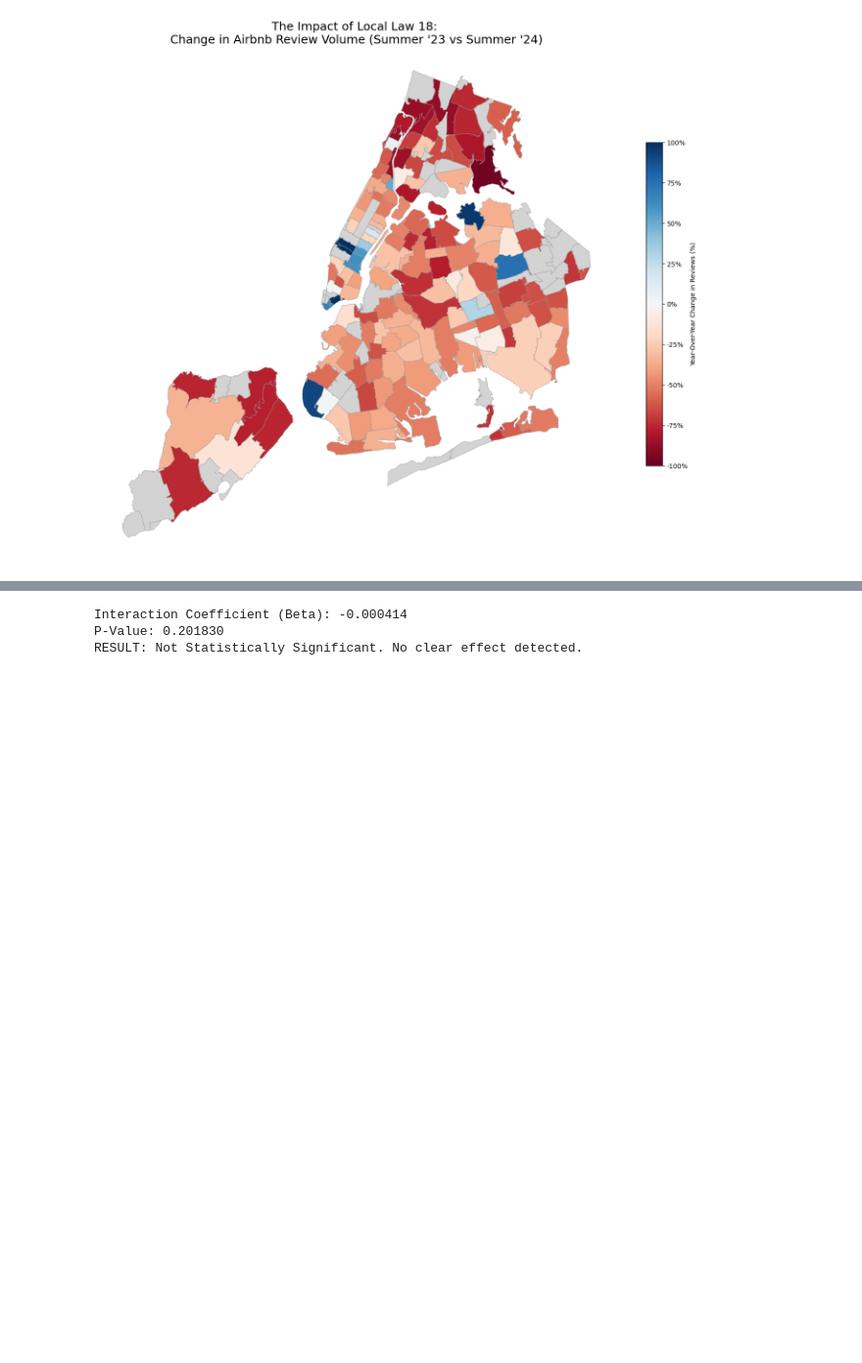
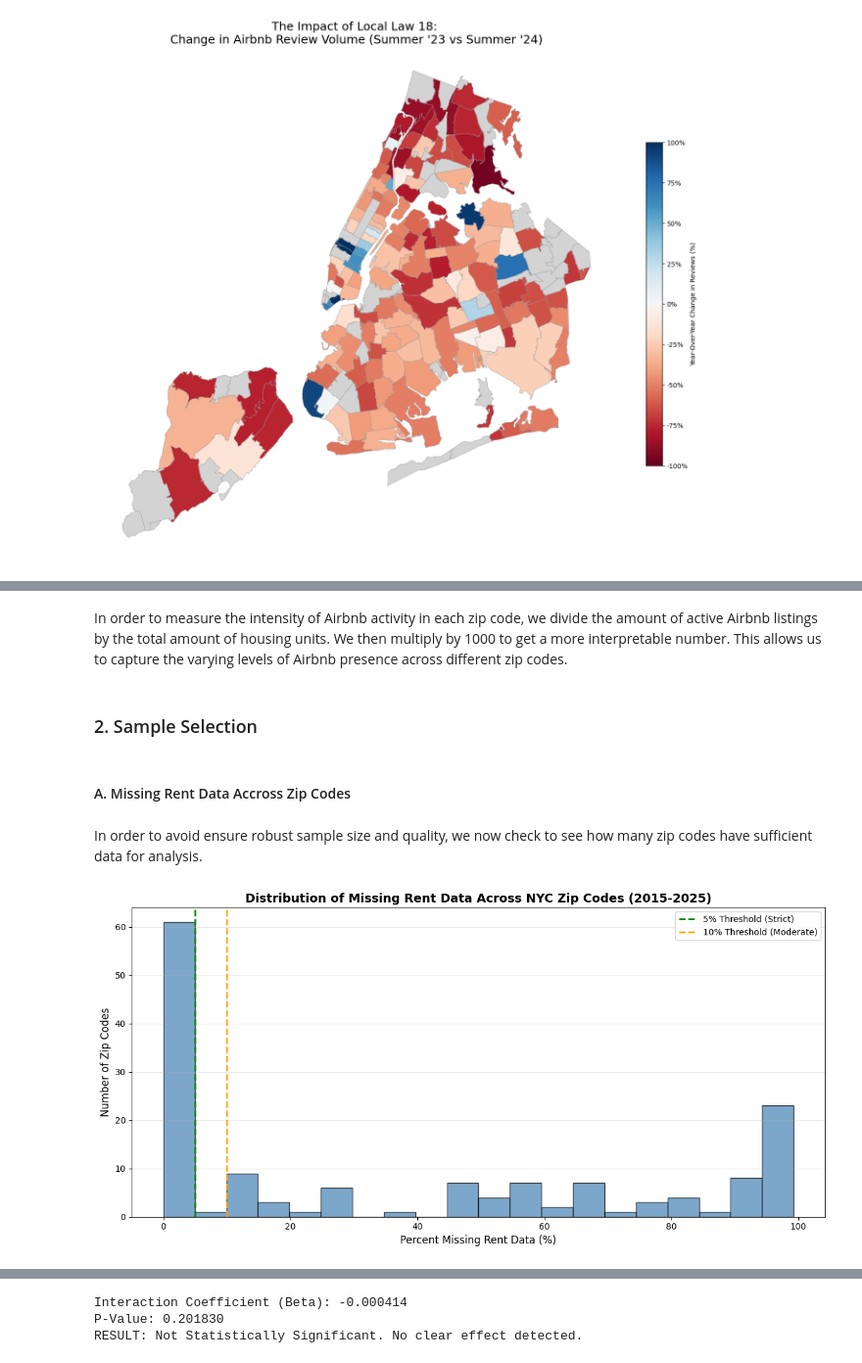
Before and after one commit to JScheble/NYC_AirBnb_Affects, a Jupyter notebook: airbnb_db_init.ipynb, the cells around one changed output, grey strips where cells are left out. Shown at 98% size. Cells and saved outputs as stored; diff of their text form; code cells hidden in the pictures; blank space fills up the shorter version.

```diff
--- a/airbnb_db_init.ipynb
+++ b/airbnb_db_init.ipynb
@@ -244,13 +263,3 @@ plt.tight_layout()
 plt.show()
 # %% [output]
 [figure]
-# %%
-#Identify active listings in the year leading up to December 2025
-if pd.api.types.is_period_dtype(nyc_airbnb_reviews['date']):
-    nyc_airbnb_reviews['date'] = nyc_airbnb_reviews['date'].dt.to_timestamp(how='end')
-
-max_date = nyc_airbnb_reviews['date'].max()
-cutoff_date = max_date - pd.DateOffset(years=1)
-
-active_reviews_2025 = nyc_airbnb_reviews[nyc_airbnb_reviews['date'] >= cutoff_date]
-active_listings_2025 = active_reviews_2025[['listing_id', 'zip']].drop_duplicates(subset='listing_id')
@@ -295,0 +363,4 @@ regression_df = regression_df.drop(columns=['StateName', 'State', 'RegionType',
+# %% [markdown]
+In order to measure the intensity of Airbnb activity in each zip code, we divide the amount of active Airbnb listings by the total amount of housing units. We then multiply by 1000 to get a more interpretable number. This allows us to capture the varying levels of Airbnb presence across different zip codes.
+# %% [markdown]
+### 2. Sample Selection
@@ -296,23 +380,46 @@ regression_df = regression_df.drop(columns=['StateName', 'State', 'RegionType',
+# %% [markdown]
+#### A. Missing Rent Data Accross Zip Codes
+# %% [markdown]
+In order to avoid ensure robust sample size and quality, we now check to see how many zip codes have sufficient data for analysis.
 # %%
-#Analyze missing rent price data by zip code and date
-missing_by_zip = regression_df.groupby('zip')['rent_price'].apply(lambda x: x.isnull().mean()).reset_index()
+# ============================================================
+# STEP 1: Analyze Missing Rent Data Across Zip Codes
+# ============================================================
+
+# Calculate percentage of missing rent data for each zip code
+missing_by_zip = regression_df.groupby('zip')['rent_price'].apply(
+    lambda x: (x.isnull().sum() / len(x)) * 100
+).reset_index()
 missing_by_zip.columns = ['zip', 'pct_missing']
-intensity_df = intensity_df.rename(columns={'label': 'zip'})
 
-missing_analysis = missing_by_zip.merge(
-    intensity_df[['zip', 'airbnb_intensity', 'housing_units']],
-    on='zip',
-    how='left'
-)
+# Create histogram
+fig, ax = plt.subplots(figsize=(12, 6))
 
-print("--- Zips with the Most Missing Data ---")
-print(missing_analysis.sort_values('airbnb_intensity', ascending=False).head(10))
+ax.hist(missing_by_zip['pct_missing'], bins=20, color='steelblue',
+        edgecolor='black', alpha=0.7)
 
-missing_by_date = regression_df.groupby('date')['rent_price'].apply(lambda x: x.isnull().mean()).reset_index()
-print("\n--- Missing Data by Year (Sample) ---")
-print(missing_by_date.tail(10))
+# Add threshold lines
+ax.axvline(x=5, color='green', linestyle='--', linewidth=2, label='5% Threshold (Strict)')
+ax.axvline(x=10, color='orange', linestyle='--', linewidth=2, label='10% Threshold (Moderate)')
 
-empty_zips = missing_analysis[missing_analysis['pct_missing'] == 1.0]
-print(f"\nTotal Completely Empty Zips: {len(empty_zips)}")
-print(f"Empty Zips List: {empty_zips['zip'].tolist()}")
+ax.set_xlabel('Percent Missing Rent Data (%)', fontsize=12)
+ax.set_ylabel('Number of Zip Codes', fontsize=12)
+ax.set_title('Distribution of Missing Rent Data Across NYC Zip Codes (2015-2025)',
+             fontsize=14, fontweight='bold')
+ax.legend()
+ax.grid(axis='y', alpha=0.3)
+
+plt.tight_layout()
+plt.show()
+
+# Print summary statistics
+print(f"\n=== SAMPLE SELECTION SUMMARY ===")
+print(f"Total Zip Codes: {len(missing_by_zip)}")
+print(f"\nMissingness Distribution:")
+print(f"  - Perfect data (0% missing): {(missing_by_zip['pct_missing'] == 0).sum()} zips")
+print(f"  - Excellent (<5% missing): {(missing_by_zip['pct_missing'] < 5).sum()} zips")
+print(f"  - Good (<10% missing): {(missing_by_zip['pct_missing'] < 10).sum()} zips")
+print(f"  - Problematic (>10% missing): {(missing_by_zip['pct_missing'] > 10).sum()} zips")
+print(f"  - Very poor (>50% missing): {(missing_by_zip['pct_missing'] > 50).sum()} zips")
 # %% [output]
+[figure, added]
```
Also changed, not shown: parts of 59 cells of this notebook, 21 other files.
